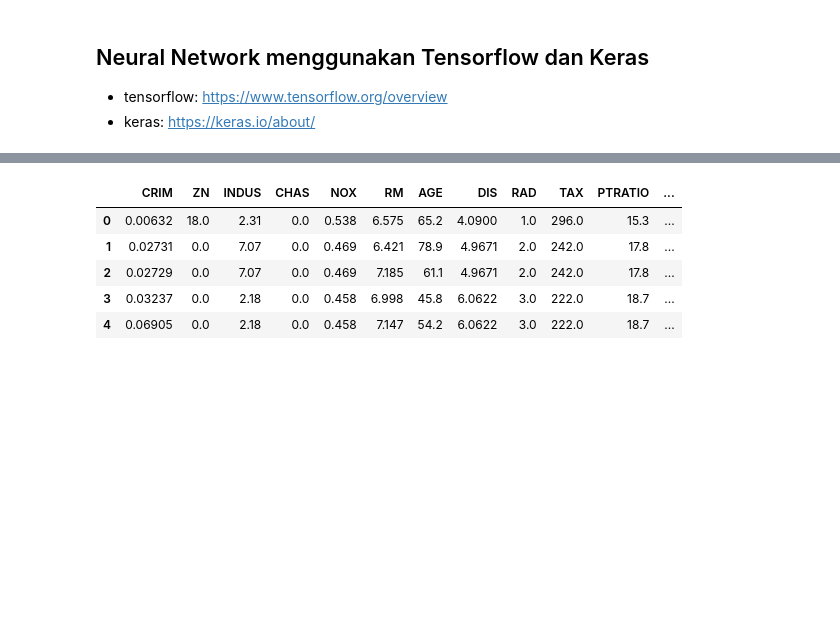
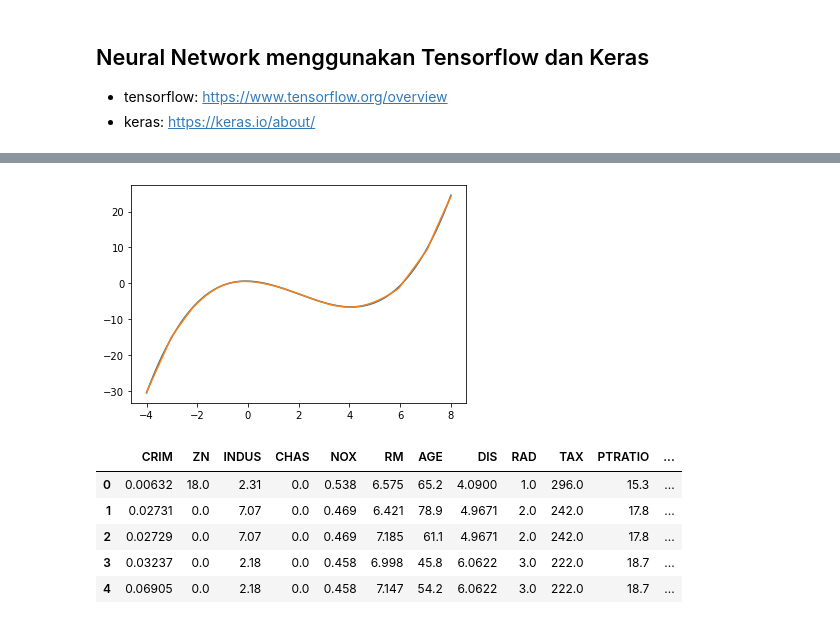
Before and after one commit to sakerajunior/ptpjb, a Jupyter notebook: 13 Pendahuluan Deep Learning.ipynb, the cells around one changed output, grey strips where cells are left out. Cells and saved outputs as stored; diff of their text form; code cells hidden in the pictures; blank space fills up the shorter version.

```diff
--- a/13 Pendahuluan Deep Learning.ipynb
+++ b/13 Pendahuluan Deep Learning.ipynb
@@ -58,3 +146,33 @@ import seaborn as sns
+# %%
+import keras
+from keras import models
+from keras import layers
+from keras import optimizers
+from keras.models import Sequential
+from keras.layers import Dense
+
+# Set up the network
+
+model = Sequential()
+model.add(Dense(100, input_dim=1, activation='sigmoid'))       # First Hidden Layer with relu activation function
+model.add(Dense(100, activation='relu'))                    # Second Hidden Layer with relu activation function
+model.add(Dense(1, activation='linear'))                   # Output Layer without or linear activation function
+
+# Configure the network with optimizer and loss function
+
+model.compile(optimizer='adam', loss='mse', metrics=['mae'])
+
+# fit the model
+history = model.fit(X_train, y_train,
+                    epochs=100, verbose=0)
+
+y_pred = model.predict(X_train)
+p = sns.lineplot(x = X_train, y = y_train)
+p = sns.lineplot(x = X_train, y = y_pred[:,0])
+
+# Bandingkan hasil dengan sampel 48 dan 12000
+# %% [output]
+[figure, added]
 # %%
 # Load Dataset Harga Rumah
 # link: https://www.kaggle.com/wisnuanggara/daftar-harga-rumah?select=DATA+RUMAH.xlsx
```
Also changed, not shown: parts of 15 cells of this notebook, 12 other files.
